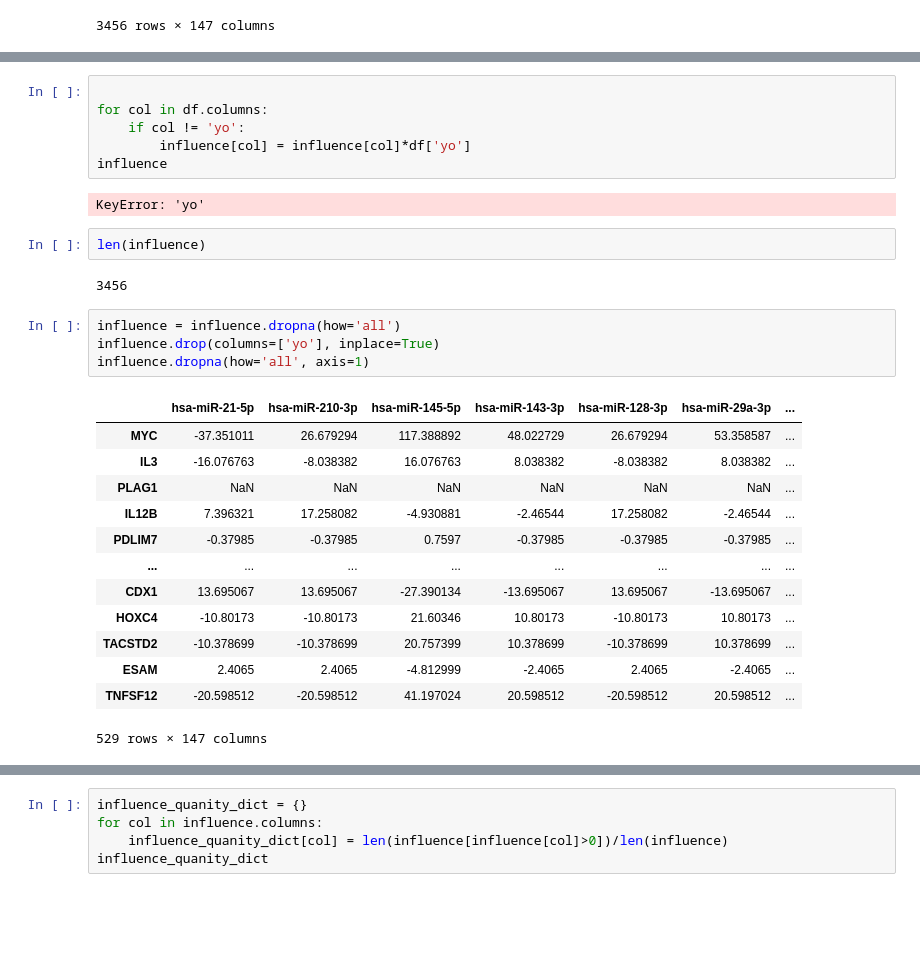
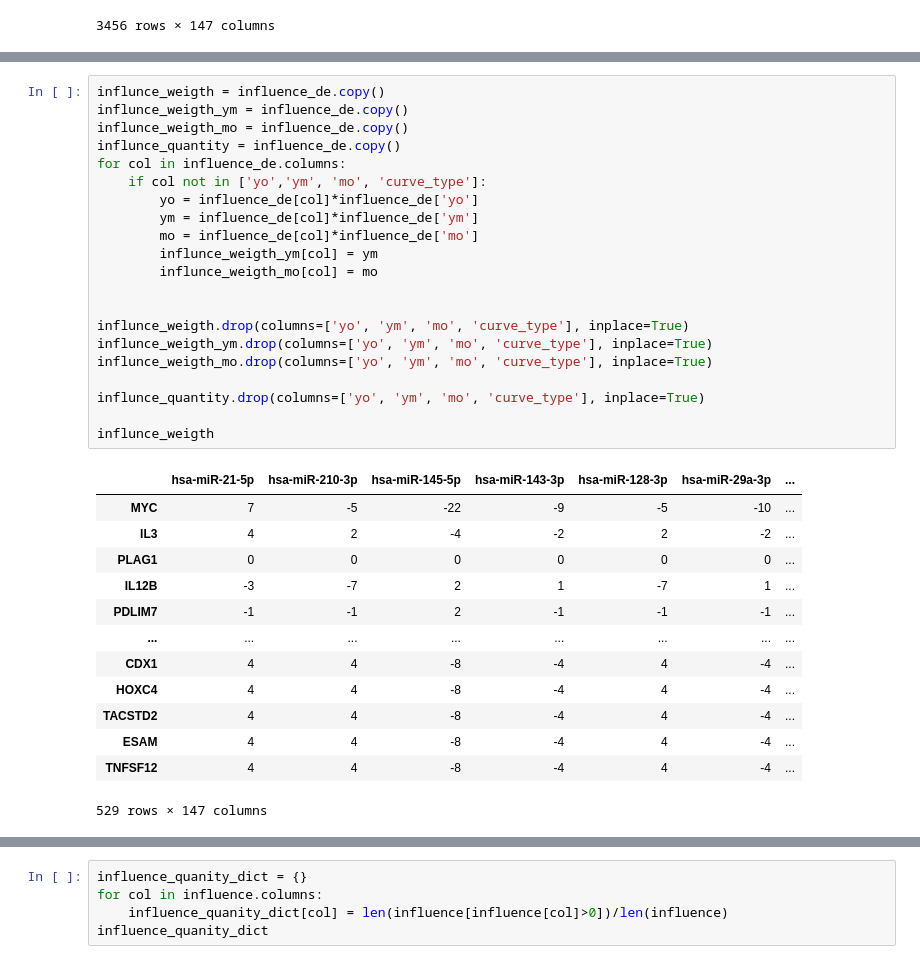
Before and after one commit to Kathyren/Muscle_wasting, a Jupyter notebook: network/mirnas_influence_tissue.ipynb, the cells around one changed output, grey strips where cells are left out. Cells and saved outputs as stored; diff of their text form; blank space fills up the shorter version.

```diff
--- a/network/mirnas_influence_tissue.ipynb
+++ b/network/mirnas_influence_tissue.ipynb
@@ -405,30 +440,35 @@ influence
 # %%
+influnce_weigth = influence_de.copy()
+influnce_weigth_ym = influence_de.copy()
+influnce_weigth_mo = influence_de.copy()
+influnce_quantity = influence_de.copy()
+for col in influence_de.columns:
+    if col not in ['yo','ym', 'mo', 'curve_type']:
+        yo = influence_de[col]*influence_de['yo']
+        ym = influence_de[col]*influence_de['ym']
+        mo = influence_de[col]*influence_de['mo']
+        influnce_weigth_ym[col] = ym
+        influnce_weigth_mo[col] = mo
 
-for col in df.columns:
-    if col != 'yo':
-        influence[col] = influence[col]*df['yo']
-influence
+
+influnce_weigth.drop(columns=['yo', 'ym', 'mo', 'curve_type'], inplace=True)
+influnce_weigth_ym.drop(columns=['yo', 'ym', 'mo', 'curve_type'], inplace=True)
+influnce_weigth_mo.drop(columns=['yo', 'ym', 'mo', 'curve_type'], inplace=True)
+
+influnce_quantity.drop(columns=['yo', 'ym', 'mo', 'curve_type'], inplace=True)
+
+influnce_weigth
 # %% [output]
+|  | hsa-miR-21-5p | hsa-miR-210-3p | hsa-miR-145-5p | hsa-miR-143-3p | hsa-miR-128-3p | hsa-miR-29a-3p | ... |
+| MYC | 7 | -5 | -22 | -9 | -5 | -10 | ... |
+| IL3 | 4 | 2 | -4 | -2 | 2 | -2 | ... |
+| PLAG1 | 0 | 0 | 0 | 0 | 0 | 0 | ... |
+| IL12B | -3 | -7 | 2 | 1 | -7 | 1 | ... |
+| PDLIM7 | -1 | -1 | 2 | -1 | -1 | -1 | ... |
+| ... | ... | ... | ... | ... | ... | ... | ... |
+| CDX1 | 4 | 4 | -8 | -4 | 4 | -4 | ... |
+| HOXC4 | 4 | 4 | -8 | -4 | 4 | -4 | ... |
+| TACSTD2 | 4 | 4 | -8 | -4 | 4 | -4 | ... |
+| ESAM | 4 | 4 | -8 | -4 | 4 | -4 | ... |
+| TNFSF12 | 4 | 4 | -8 | -4 | 4 | -4 | ... |
-KeyError: 'yo'
+529 rows × 147 columns
-# %%
-len(influence)
-# %% [output]
-3456
-# %%
-influence = influence.dropna(how='all')
-influence.drop(columns=['yo'], inplace=True)
-influence.dropna(how='all', axis=1)
-# %% [output]
-|  | hsa-miR-21-5p | hsa-miR-210-3p | hsa-miR-145-5p | hsa-miR-143-3p | hsa-miR-128-3p | hsa-miR-29a-3p | ... |
-| MYC | -37.351011 | 26.679294 | 117.388892 | 48.022729 | 26.679294 | 53.358587 | ... |
-| IL3 | -16.076763 | -8.038382 | 16.076763 | 8.038382 | -8.038382 | 8.038382 | ... |
-| PLAG1 | NaN | NaN | NaN | NaN | NaN | NaN | ... |
-| IL12B | 7.396321 | 17.258082 | -4.930881 | -2.46544 | 17.258082 | -2.46544 | ... |
-| PDLIM7 | -0.37985 | -0.37985 | 0.7597 | -0.37985 | -0.37985 | -0.37985 | ... |
-| ... | ... | ... | ... | ... | ... | ... | ... |
-| CDX1 | 13.695067 | 13.695067 | -27.390134 | -13.695067 | 13.695067 | -13.695067 | ... |
-| HOXC4 | -10.80173 | -10.80173 | 21.60346 | 10.80173 | -10.80173 | 10.80173 | ... |
-| TACSTD2 | -10.378699 | -10.378699 | 20.757399 | 10.378699 | -10.378699 | 10.378699 | ... |
-| ESAM | 2.4065 | 2.4065 | -4.812999 | -2.4065 | 2.4065 | -2.4065 | ... |
-| TNFSF12 | -20.598512 | -20.598512 | 41.197024 | 20.598512 | -20.598512 | 20.598512 | ... |
-529 rows × 147 columns
```
Also changed, not shown: parts of 33 cells of this notebook, 2 other files.
